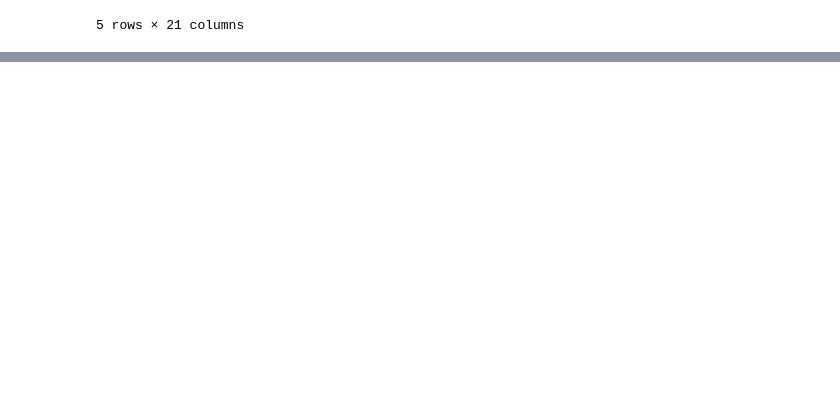
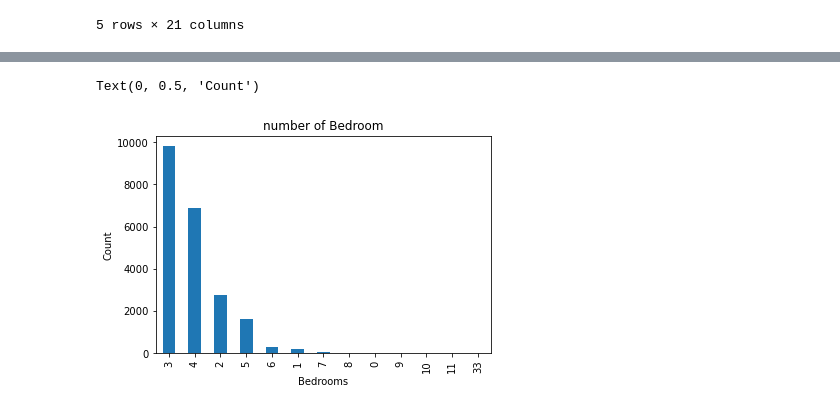
Before and after one commit to Sanoj32/Major-Project, a Jupyter notebook: jupyter_notebooks/Project.ipynb, the cells around one changed output, grey strips where cells are left out. Saved outputs shown, nothing was run; the diff lists cells and outputs as text; code cells hidden in the pictures; blank space fills up the shorter version.

```diff
--- a/jupyter_notebooks/Project.ipynb
+++ b/jupyter_notebooks/Project.ipynb
@@ -18,0 +32,8 @@ data.head()
+# %%
+data['bedrooms'].value_counts().plot(kind='bar')
+plt.title('number of Bedroom')
+plt.xlabel('Bedrooms')
+plt.ylabel('Count')
+# %% [output]
+Text(0, 0.5, 'Count')
+[figure, added]
```
Also changed, not shown: parts of 6 cells of this notebook.
